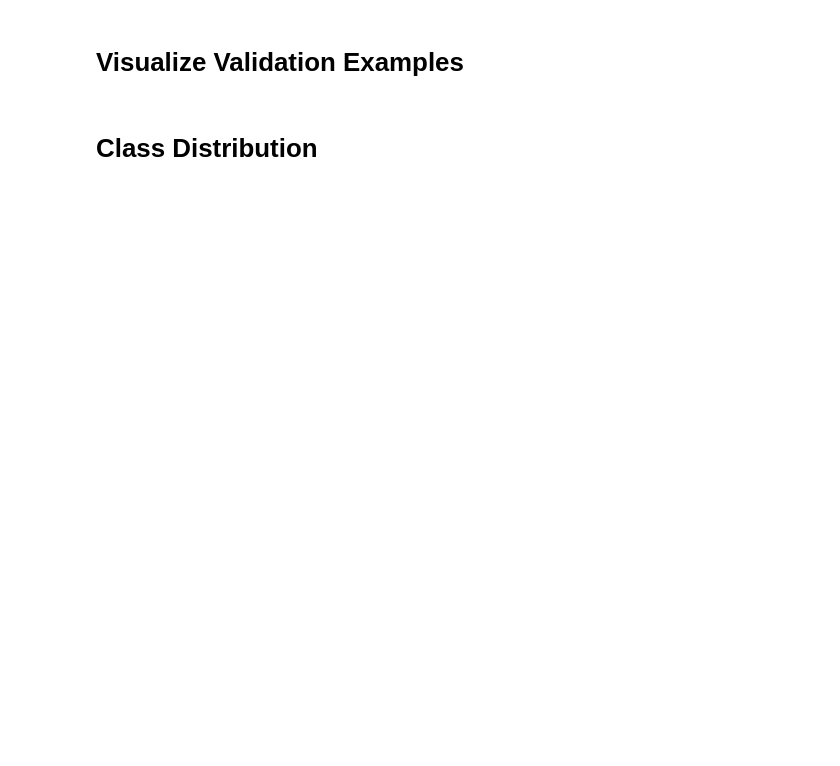
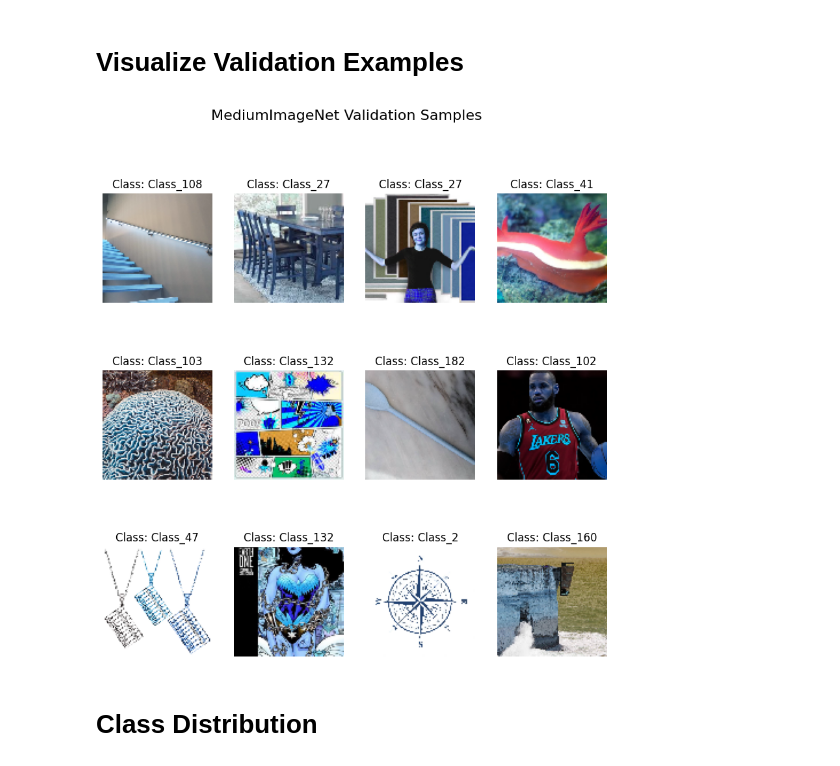
Before and after one commit to LoocasGoose/model-zhu, a Jupyter notebook: data/HDF5_visualizer.ipynb, the cells around one changed output. Drawn from its saved outputs; the diff is of its cells as text; code cells hidden in the pictures; blank space fills up the shorter version.

```diff
--- a/data/HDF5_visualizer.ipynb
+++ b/data/HDF5_visualizer.ipynb
@@ -127,24 +149,38 @@ except KeyError as e:
 # %%
 # Visualize validation samples
 try:
     # Access validation data and labels
-    val_data = h5_file['val_data']
-    val_labels = h5_file['val_labels']
+    images_val = h5_file['images-val']
+    labels_val = h5_file['labels-val']
 
     # Sample random indices
     num_samples = 12
-    sample_indices = np.random.choice(len(val_labels), num_samples, replace=False)
+    sample_indices = np.random.choice(len(labels_val), num_samples, replace=False)
 
     # Get the sampled images and labels
-    sample_images = [val_data[i] for i in sample_indices]
-    sample_labels = [val_labels[i] for i in sample_indices]
+    sample_images = [images_val[i] for i in sample_indices]
+    sample_labels = [labels_val[i] for i in sample_indices]
+
+    def display_images(images, labels, num_images, title):
+        plt.figure(figsize=(10, 10))
+        plt.suptitle(title, fontsize=16)
+
+        for i in range(min(num_images, len(images))):
+            plt.subplot(int(np.ceil(num_images / 4)), 4, i + 1)
+            plt.imshow(images[i].transpose(1, 2, 0))  # Fix shape issue
+            plt.title(f"Class: {class_names[labels[i]]}")
+            plt.axis('off')
+
+        plt.show()
 
     # Display individual images
     display_images(sample_images, sample_labels, num_samples, "MediumImageNet Validation Samples")
 
 except KeyError as e:
     print(f"Error accessing validation dataset: {e}")
     print("The validation set might be structured differently or not available.")
+# %% [output]
+[figure, added]
 # %% [markdown]
 # Class Distribution
 # %%
```
Also changed, not shown: parts of 5 cells of this notebook.
